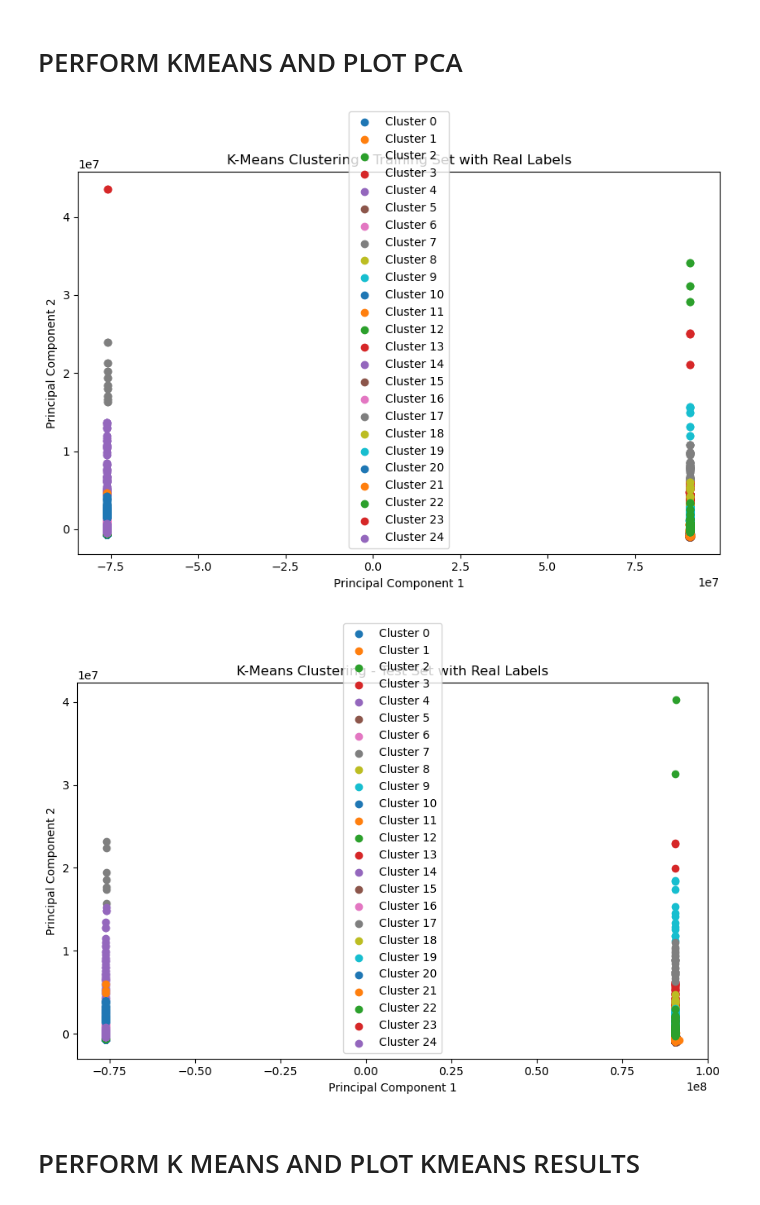
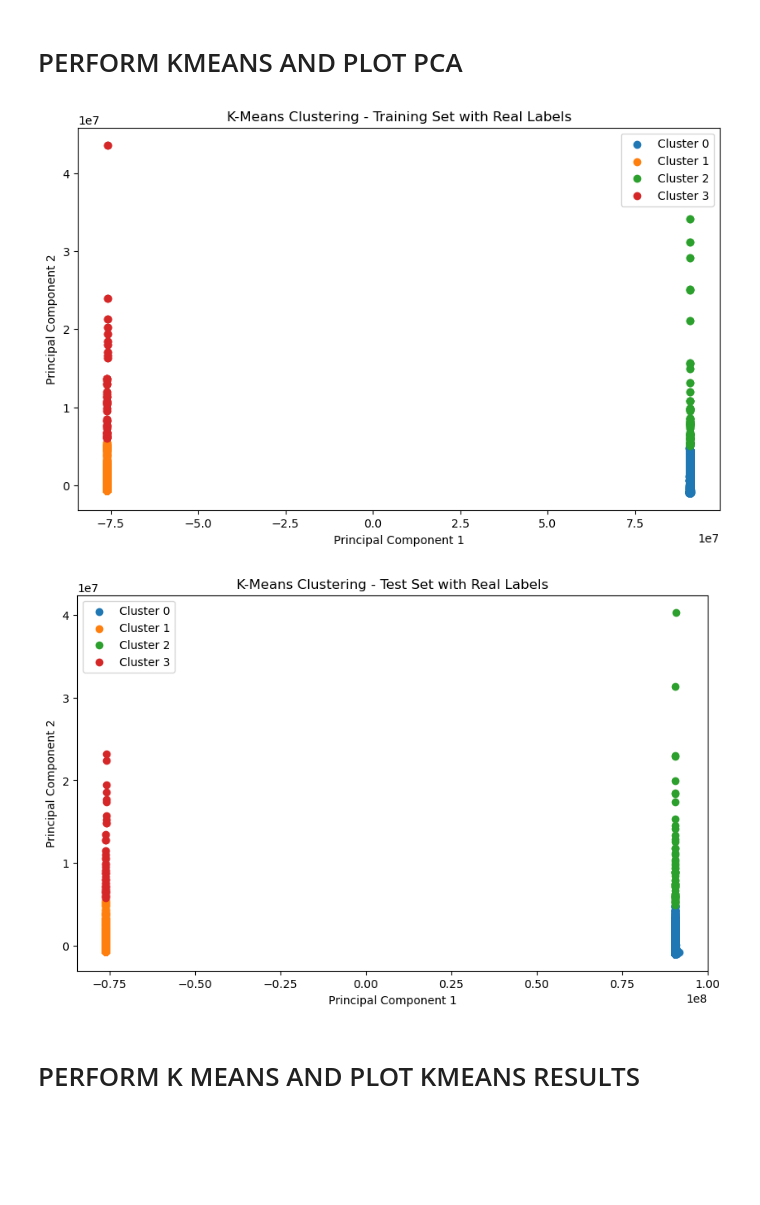
Before and after one commit to ML-Project-Team-5/Project_NetworkIDS, a Jupyter notebook: 3rf_Kmeans.ipynb, the cells around one changed output. Saved outputs shown, nothing was run; the diff lists cells and outputs as text; code cells hidden in the pictures; blank space fills up the shorter version.

Commit message:
Changed the plotting for scenario 4,5,6

```diff
--- a/3rf_Kmeans.ipynb
+++ b/3rf_Kmeans.ipynb
@@ -158,7 +158,7 @@ X_test = test_data
 y_test = test_L_data
 
 # Specify the number of clusters
-number_of_clusters = 25
+number_of_clusters = 4
 
 # Apply k-means clustering on the training set
 kmeans = KMeans(n_clusters=number_of_clusters, random_state=42)
@@ -169,35 +169,35 @@ test_predicted_labels = kmeans.predict(X_test)
 
 # Visualize clusters using PCA for dimensionality reduction
 pca = PCA(n_components=2)
 X_train_reduced = pca.fit_transform(X_train)
 X_test_reduced = pca.transform(X_test)
 
 # Scatter plot for training set with real labels
 plt.figure(figsize=(10, 6))
 for cluster in range(number_of_clusters):
     cluster_mask = (train_predicted_labels == cluster)
     plt.scatter(X_train_reduced[cluster_mask, 0], X_train_reduced[cluster_mask, 1], label=f'Cluster {cluster}')
 
 plt.title('K-Means Clustering - Training Set with Real Labels')
 plt.xlabel('Principal Component 1')
 plt.ylabel('Principal Component 2')
 plt.legend()
 plt.show()
 
 # Scatter plot for test set with real labels
 plt.figure(figsize=(10, 6))
 for cluster in range(number_of_clusters):
     cluster_mask = (test_predicted_labels == cluster)
     plt.scatter(X_test_reduced[cluster_mask, 0], X_test_reduced[cluster_mask, 1], label=f'Cluster {cluster}')
 
 plt.title('K-Means Clustering - Test Set with Real Labels')
 plt.xlabel('Principal Component 1')
 plt.ylabel('Principal Component 2')
 plt.legend()
 plt.show()
 # %% [output]
-[figure, old version]
+[figure, new version]
-[figure, old version]
+[figure, new version]
 # %% [markdown]
 # PERFORM K MEANS AND PLOT KMEANS RESULTS
 # %%
```
Also changed, not shown: parts of 3 cells of this notebook, 2 other files.
